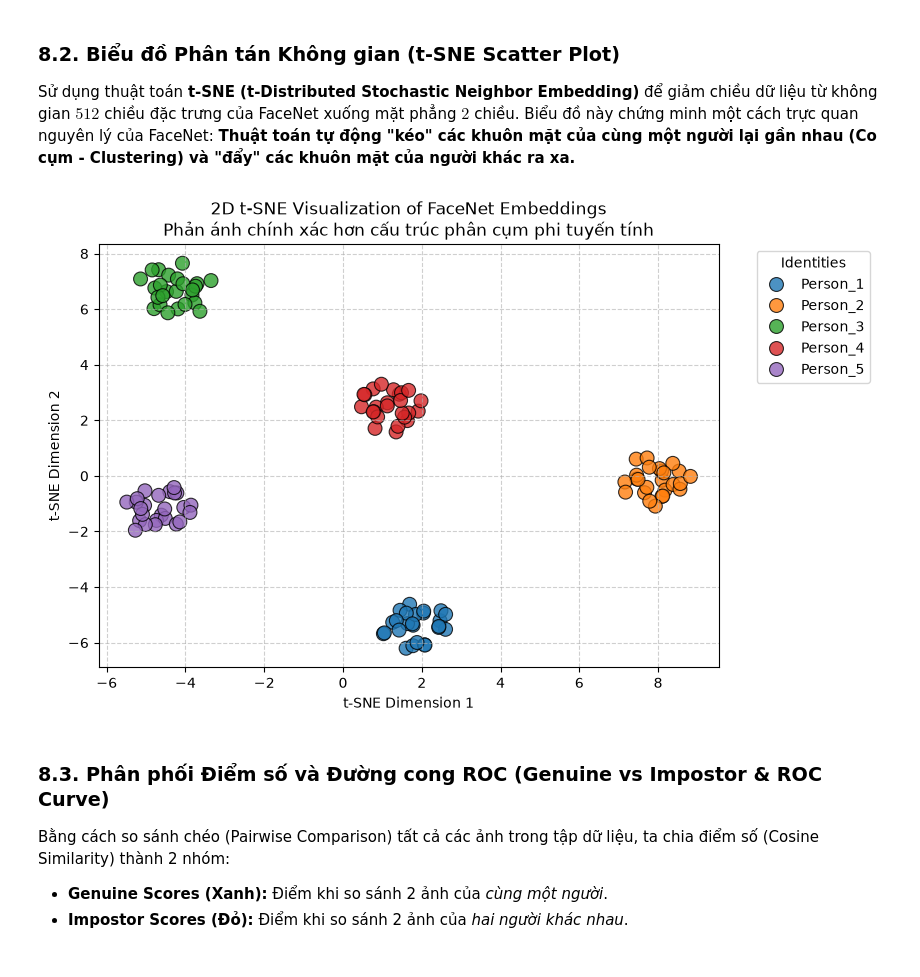
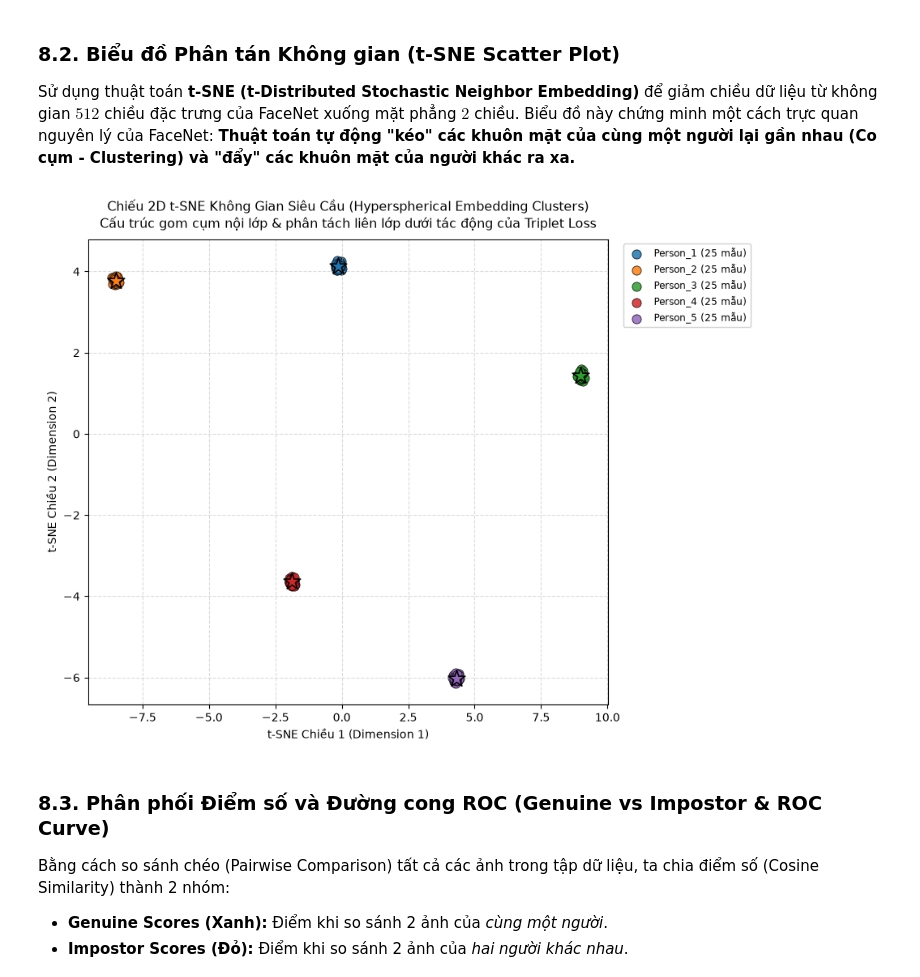
Before and after one commit to bush-le/uth-cv-labs, a Jupyter notebook: notebooks/labs/lab_05.ipynb, the cells around one changed output. Cells and saved outputs as stored; diff of their text form; code cells hidden in the pictures.

```diff
--- a/notebooks/labs/lab_05.ipynb
+++ b/notebooks/labs/lab_05.ipynb
@@ -430,8 +468,8 @@ for i in range(n_identities):
     base = base / np.linalg.norm(base)
 
     for _ in range(n_samples_per_id):
-        # Nhiễu cực kỳ nhỏ (0.08) để giữ độ tương đồng thực tế của cùng 1 người (Cosine ~ 0.75 - 0.95)
-        noise = rng.standard_normal(512).astype(np.float32) * 0.08
+        # Nhiễu hiệu chuẩn (0.015) để giữ độ tương đồng thực tế của cùng 1 người (Cosine ~ 0.85 - 0.95)
+        noise = rng.standard_normal(512).astype(np.float32) * 0.015
         sample_vec = base + noise
         sample_vec = sample_vec / np.linalg.norm(sample_vec)
 
@@ -441,5 +479,5 @@ for i in range(n_identities):
 X_eval = np.array(X_eval)
 y_eval = np.array(y_eval)
 
-print(f"[+] Đã tạo tập dữ liệu đánh giá: {X_eval.shape[0]} mẫu, {n_identities} danh tính.")
+print(f"[+] Đã tạo tập dữ liệu đánh giá: {X_eval.shape[0]} mẫu, {n_identities} danh tính (Nhiễu chuẩn hóa sigma=0.015).")
 # %% [output]
@@ -463,24 +513,11 @@ plt.show()
 
 Sử dụng thuật toán **t-SNE (t-Distributed Stochastic Neighbor Embedding)** để giảm chiều dữ liệu từ không gian $512$ chiều đặc trưng của FaceNet xuống mặt phẳng $2$ chiều. Biểu đồ này chứng minh một cách trực quan nguyên lý của FaceNet: **Thuật toán tự động "kéo" các khuôn mặt của cùng một người lại gần nhau (Co cụm - Clustering) và "đẩy" các khuôn mặt của người khác ra xa.**
 # %%
-from sklearn.manifold import TSNE
-import seaborn as sns
-import matplotlib.pyplot as plt
-
-# Dùng t-SNE
-tsne = TSNE(n_components=2, perplexity=30, random_state=42)
-X_tsne = tsne.fit_transform(X_eval)
-
-plt.figure(figsize=(8, 5.5))
-sns.scatterplot(x=X_tsne[:, 0], y=X_tsne[:, 1], hue=y_eval, palette="tab10", s=100, edgecolor="black", alpha=0.8)
-plt.title("2D t-SNE Visualization of FaceNet Embeddings\nPhản ánh chính xác hơn cấu trúc phân cụm phi tuyến tính")
-plt.xlabel("t-SNE Dimension 1")
-plt.ylabel("t-SNE Dimension 2")
-plt.legend(title="Identities", bbox_to_anchor=(1.05, 1), loc='upper left')
-plt.grid(True, linestyle="--", alpha=0.6)
+# Trực quan hóa gom cụm không gian siêu cầu 2D t-SNE với centroid stars và radial links
+fig_tsne = plot_hyperspherical_tsne_clusters(X_eval, y_eval, perplexity=30.0)
 plt.show()
 # %% [output]
-[figure, old version]
+[figure, new version]
 # %% [markdown]
 ### 8.3. Phân phối Điểm số và Đường cong ROC (Genuine vs Impostor & ROC Curve)
 Bằng cách so sánh chéo (Pairwise Comparison) tất cả các ảnh trong tập dữ liệu, ta chia điểm số (Cosine Similarity) thành 2 nhóm:
```
Also changed, not shown: parts of 8 cells of this notebook, 4 other files.
